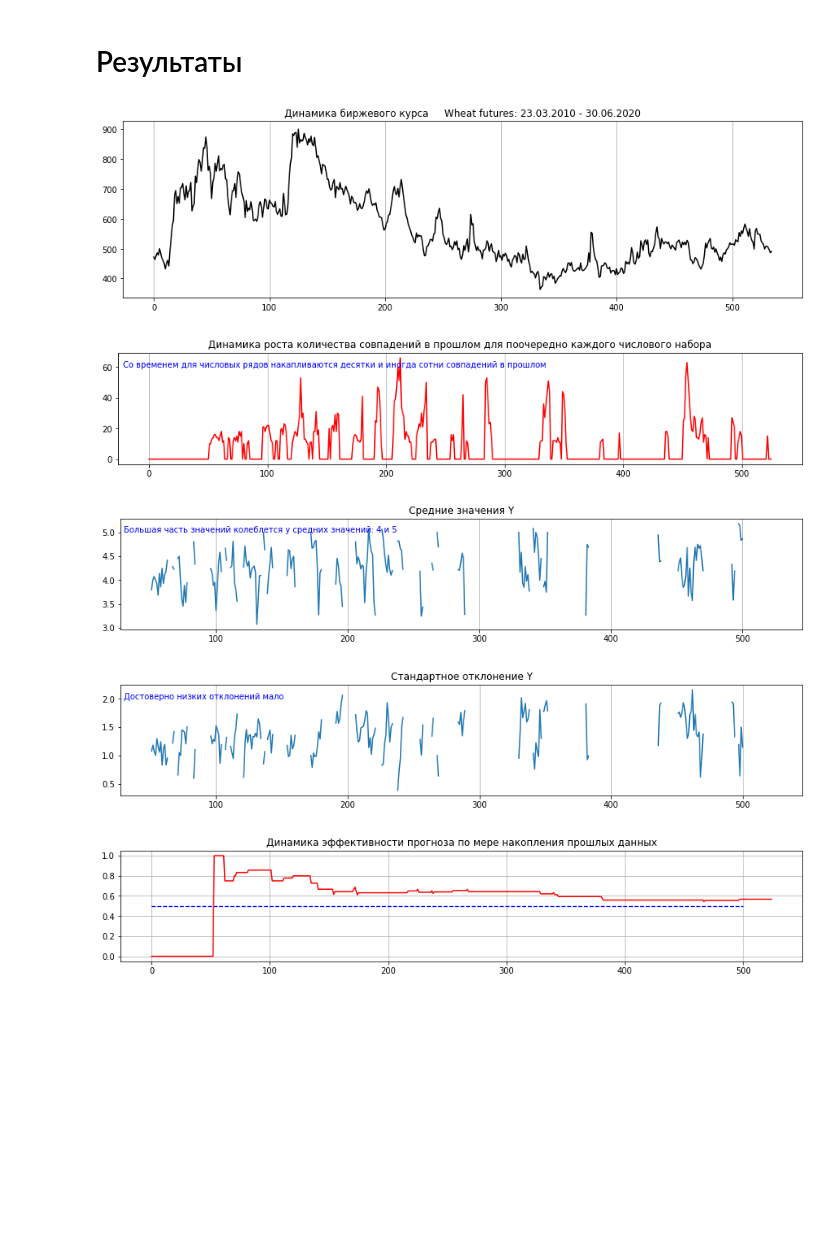
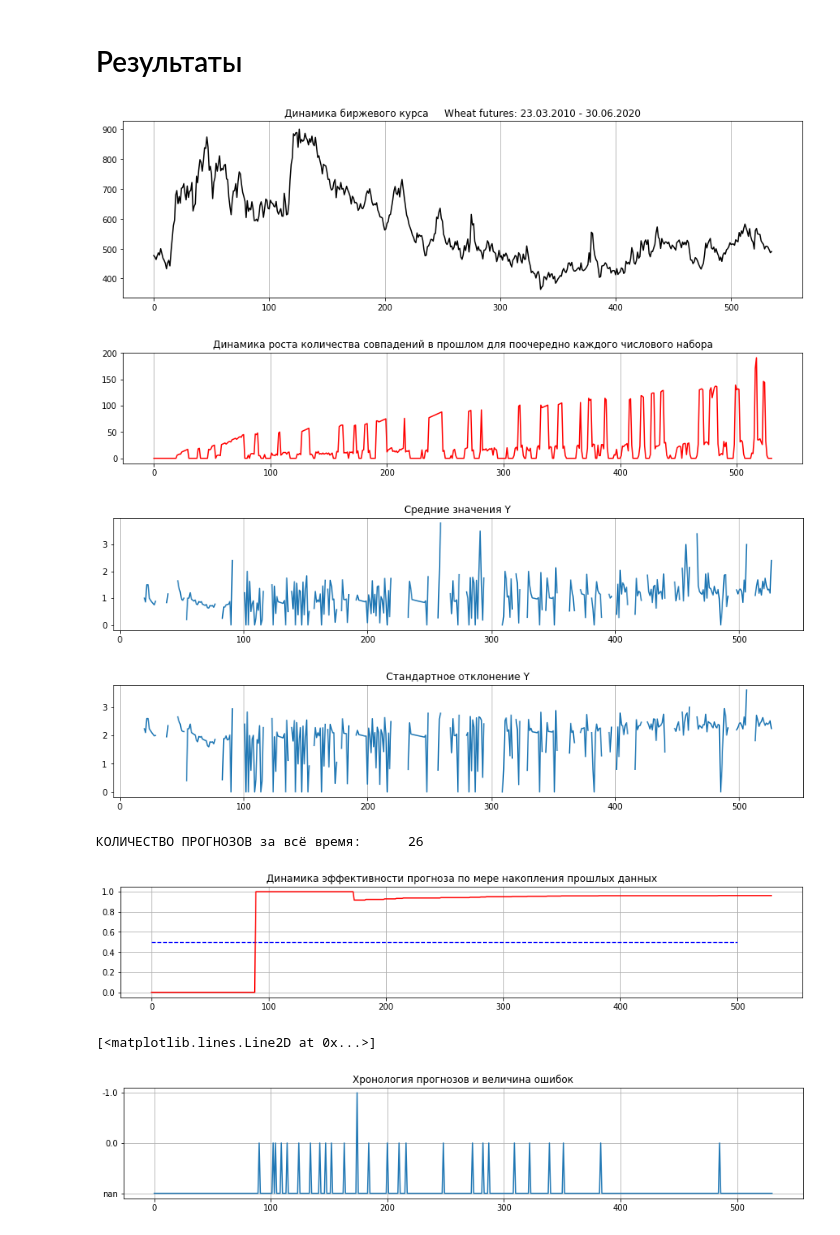
Before and after one commit to ForestTiger-GH/COTRA, a Jupyter notebook: Numeric_Classifier.ipynb, the cells around one changed output. Drawn from its saved outputs; the diff is of its cells as text; code cells hidden in the pictures; blank space fills up the shorter version.

```diff
--- a/Numeric_Classifier.ipynb
+++ b/Numeric_Classifier.ipynb
@@ -149,37 +149,57 @@ for i in range(cut_length):
     mean = []
     for r in range(len(inits)):
         mean.append(np.mean(inits[r]))
+
     dev = []
     for s in range(len(inits)):
         dev.append(np.std(inits[s]))
 
+
     # Прогнозные значения
-    predict = []
+
     predict_dev = []             # условие: 0 или 1
-    predict_mean = []            # округленное абсолютное значение
-
-    predict_mean = mean     ##### исправить расчет
-
     for t in range(len(inits)):
         if dev[t] < max_deviation:
             predict_dev.append(1)
         else:
             predict_dev.append(0)
 
+
+    predict_mean = []            # округленное абсолютное значение
+    for v in range(len(mean)):
+        predict_mean_check = []
+        if mean[v] == 'nan':
+            predict_mean.append('nan')
+            continue
+        else:
+            predict_mean_check = mean[v] - round(mean[v], 0)
+            if abs(predict_mean_check) <= max_dev_fr_intmean:
+                predict_mean.append(mean[v])
+            else:
+                predict_mean.append('nan')
+
+
+    predict = []
     for k in range(len(inits)):
         if predict_dev[k] == 1:
-            predict.append(round(predict_mean[k],0))
+            # predict.append(round(predict_mean[k],0))
+            if predict_mean[k] == 'nan':
+                predict.append('nan')
+            else:
+                predict.append(round(predict_mean[k],0))
         else:
             predict.append('nan')
 
     # Разница прогнозных и реальных значений
     dif = []
     ef = []
+    amount_predictions = 0
     for w in range(len(inits)):
         if predict[w] == 'nan':
             dif.append('nan')
             continue
         else:
+            amount_predictions += 1
             dif.append(predict[w] - setting_Y[w])
             if (predict[w] - setting_Y[w]) == 0:
                 ef.append(1)
@@ -198,37 +218,46 @@ plt.title("Динамика биржевого курса     "+df2_name)
 plt.plot(price, color = 'black')
 plt.show()
 print()
 plt.figure(figsize=(15,2.5))
 plt.grid(axis='x')
 plt.title("Динамика роста количества совпадений в прошлом для поочередно каждого числового набора")
-plt.text(-22, 60, "Со временем для числовых рядов накапливаются десятки и иногда сотни совпадений в прошлом", color = 'blue')
+# plt.text(-22, 60, "Со временем для числовых рядов накапливаются десятки и иногда сотни совпадений в прошлом", color = 'blue')
 plt.plot(matches, color = 'red')
 plt.show()
 print()
 plt.figure(figsize=(15,2.5))
 plt.grid(axis='x')
 plt.title("Средние значения Y")
-plt.text(30, 5, "Большая часть значений колеблется у средних значений: 4 и 5", color = 'blue')
+# plt.text(30, 5, "Большая часть значений колеблется у средних значений: 4 и 5", color = 'blue')
 plt.plot(mean)
 plt.show()
 print()
 # print(np.around(dev[0:25], 2), end='\n\n')
 plt.figure(figsize=(15,2.5))
 plt.grid(axis='x')
 plt.title("Стандартное отклонение Y")
-plt.text(30, 2, "Достоверно низких отклонений мало", color = 'blue')
+# plt.text(30, 2, "Достоверно низких отклонений мало", color = 'blue')
 plt.plot(dev)
 plt.show()
 print()
+print("КОЛИЧЕСТВО ПРОГНОЗОВ за всё время:      "+str(amount_predictions), end='\n\n')
 plt.figure(figsize=(15,2.5))
 plt.grid()
 plt.hlines(0.5, 0, 500, color = 'blue', linewidth = 1.3, linestyle = '--')
 plt.title("Динамика эффективности прогноза по мере накопления прошлых данных")
 plt.plot(effe, color = 'red')
 plt.show()
+print()
+plt.figure(figsize=(15,2.5))
+plt.title("Хронология прогнозов и величина ошибок")
+plt.grid()
+plt.plot(dif)
 # %% [output]
 [figure]
-[figure, old version]
+[figure, new version]
-[figure, old version]
+[figure, new version]
-[figure, old version]
+[figure, new version]
+КОЛИЧЕСТВО ПРОГНОЗОВ за всё время:      26
-[figure, old version]
+[figure, new version]
+[<matplotlib.lines.Line2D at 0x...>]
+[figure, added]
```
Also changed, not shown: parts of 7 cells of this notebook.
